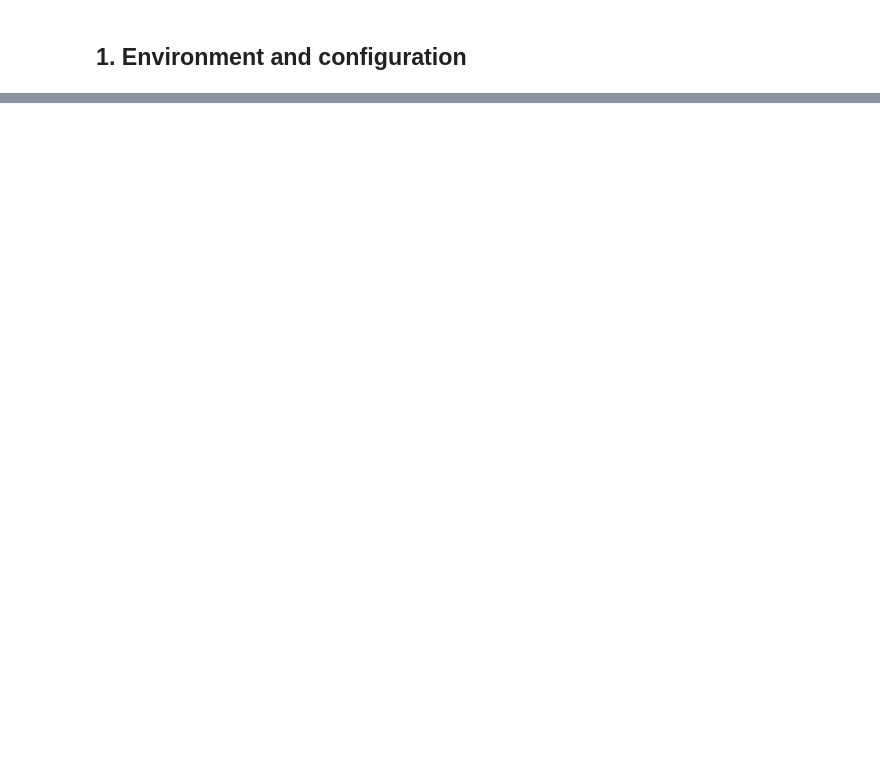
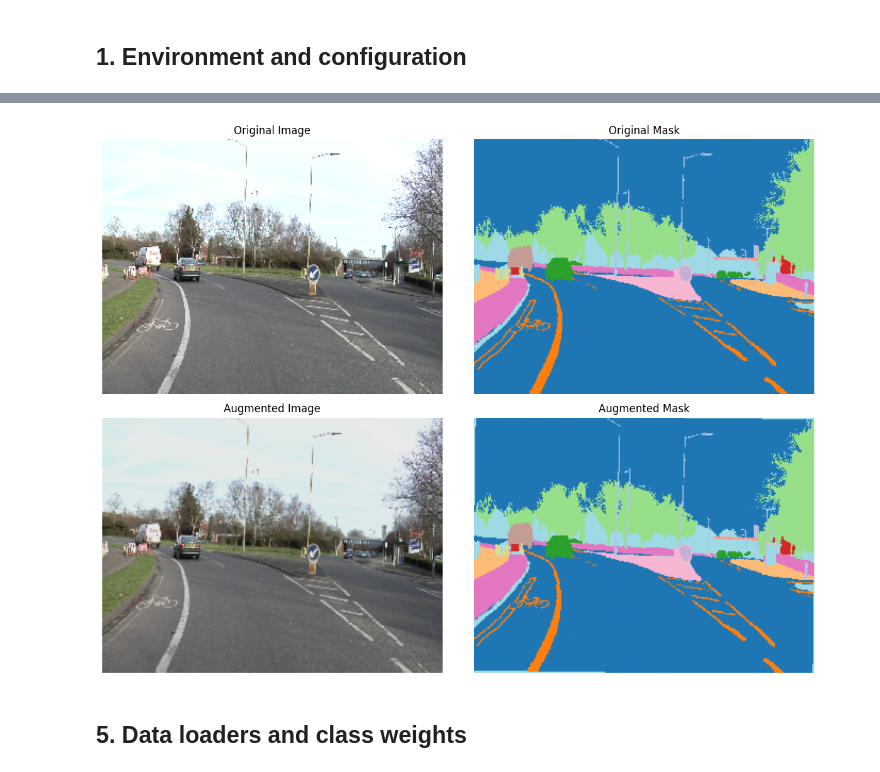
Before and after one commit to saravana-selvaraj-tech/AAI-521-Project, a Jupyter notebook: notebooks/06_improved_segmentation_unet_resnet18.ipynb, the cells around one changed output, grey strips where cells are left out. Cells and saved outputs as stored; diff of their text form; code cells hidden in the pictures; blank space fills up the shorter version.

```diff
--- a/notebooks/06_improved_segmentation_unet_resnet18.ipynb
+++ b/notebooks/06_improved_segmentation_unet_resnet18.ipynb
@@ -127,0 +310,19 @@ print("Class mapping validation passed.")
+# %%
+#Define Mask conversion function
+def convert_source_mask_to_model_mask(source_mask):
+
+    model_mask = np.full(
+        source_mask.shape,
+        IGNORE_INDEX,
+        dtype=np.uint8
+    )
+
+    for source_id, model_id in SOURCE_ID_TO_MODEL_ID.items():
+
+        if model_id != IGNORE_INDEX:
+
+            model_mask[
+                source_mask == source_id
+            ] = model_id
+
+    return model_mask
@@ -127,0 +739,56 @@ print("Class mapping validation passed.")
+# %%
+# Visualize augmentation and label alignment
+def denormalize_image(image_tensor):
+
+    image = image_tensor.permute(1, 2, 0).numpy()
+
+    image = image * IMAGE_STD + IMAGE_MEAN
+
+    return np.clip(image, 0, 1)
+
+
+fig, axes = plt.subplots(2, 2, figsize=(12, 9))
+
+# Original sample without augmentation
+original_dataset = CamVidImprovedDataset(
+    train_df,
+    image_size=IMAGE_SIZE,
+    augment=False
+)
+
+original_image, original_mask = original_dataset[0]
+
+# Augmented sample
+augmented_image, augmented_mask = train_dataset[0]
+
+axes[0, 0].imshow(denormalize_image(original_image))
+axes[0, 0].set_title("Original Image")
+
+axes[0, 1].imshow(
+    original_mask.numpy(),
+    cmap="tab20",
+    vmin=0,
+    vmax=28
+)
+axes[0, 1].set_title("Original Mask")
+
+axes[1, 0].imshow(denormalize_image(augmented_image))
+axes[1, 0].set_title("Augmented Image")
+
+axes[1, 1].imshow(
+    augmented_mask.numpy(),
+    cmap="tab20",
+    vmin=0,
+    vmax=28
+)
+axes[1, 1].set_title("Augmented Mask")
+
+for ax in axes.flat:
+    ax.axis("off")
+
+plt.tight_layout()
+plt.show()
+# %% [output]
+[figure, added]
+# %% [markdown]
+## 5. Data loaders and class weights
```
Also changed, not shown: parts of 50 cells of this notebook, 6 other files.
